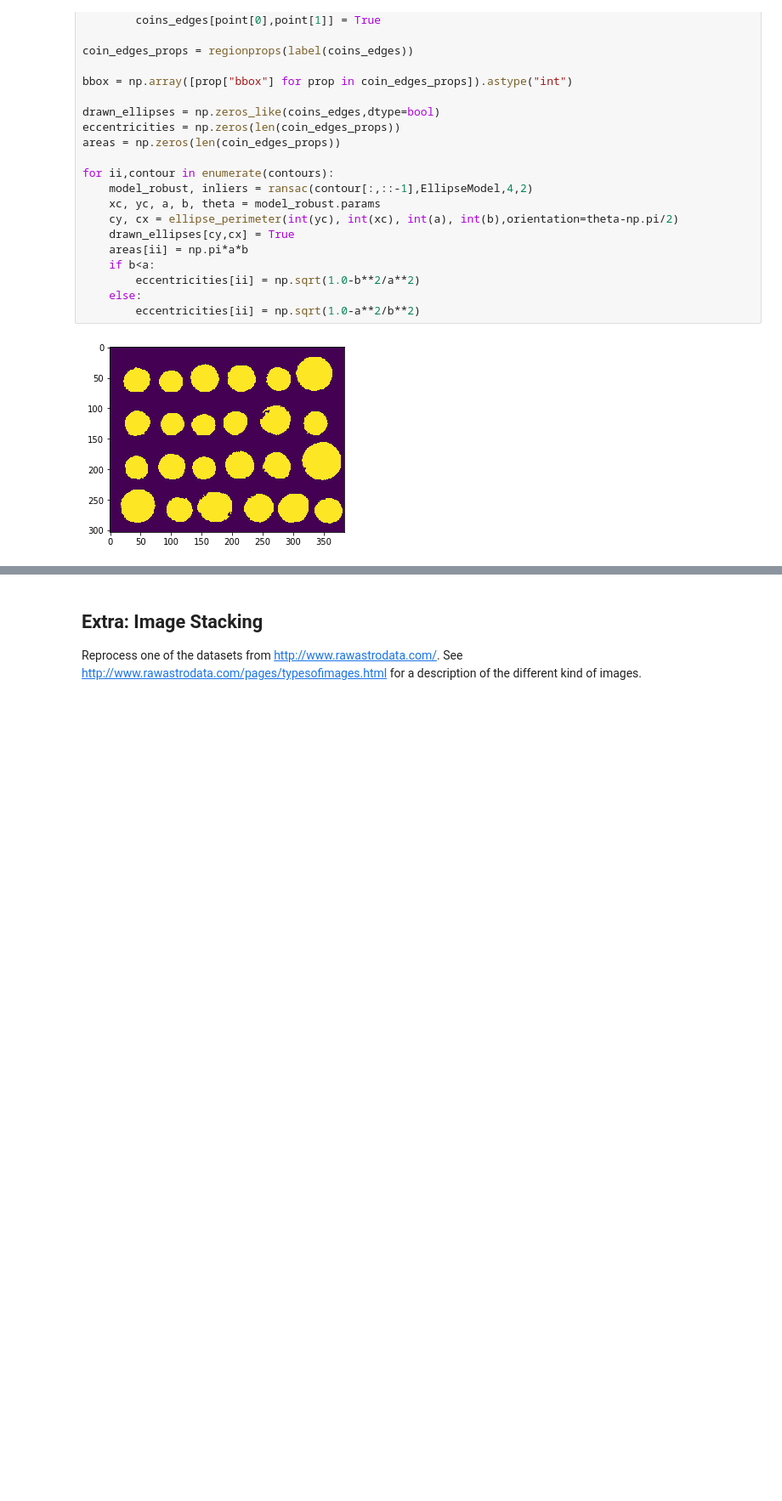
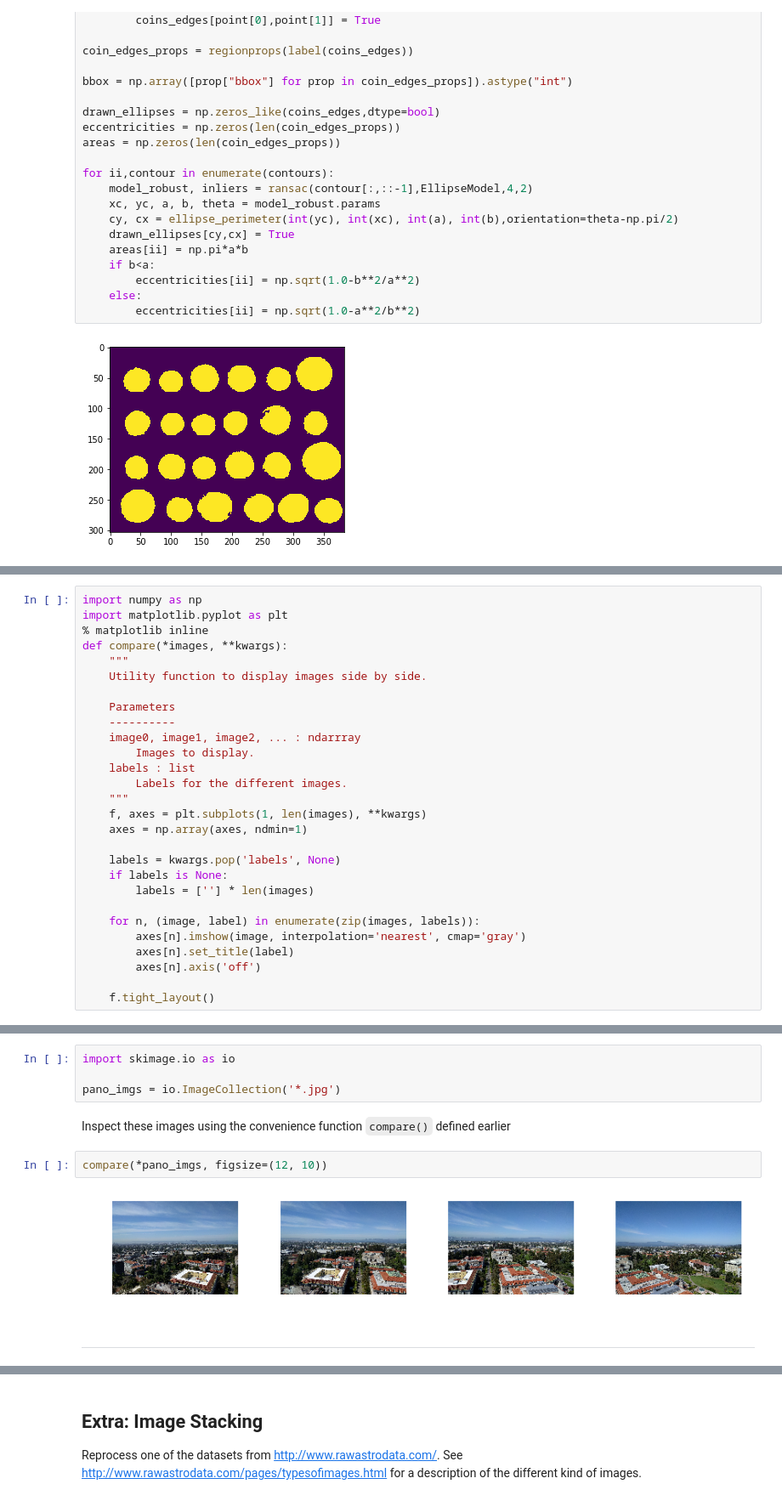
Before and after one commit to giangdip2410/watkins-ay250-s2018-hw, a Jupyter notebook: hw_7/hw_7_assignment.ipynb, the cells around one changed output, grey strips where cells are left out. Shown at 85% size. Drawn from its saved outputs; the diff is of its cells as text; blank space fills up the shorter version.

```diff
--- a/hw_7/hw_7_assignment.ipynb
+++ b/hw_7/hw_7_assignment.ipynb
@@ -108,0 +116,28 @@ theta * 180/np.pi
+# %%
+import numpy as np
+import matplotlib.pyplot as plt
+% matplotlib inline
+def compare(*images, **kwargs):
+    """
+    Utility function to display images side by side.
+
+    Parameters
+    ----------
+    image0, image1, image2, ... : ndarrray
+        Images to display.
+    labels : list
+        Labels for the different images.
+    """
+    f, axes = plt.subplots(1, len(images), **kwargs)
+    axes = np.array(axes, ndmin=1)
+
+    labels = kwargs.pop('labels', None)
+    if labels is None:
+        labels = [''] * len(images)
+
+    for n, (image, label) in enumerate(zip(images, labels)):
+        axes[n].imshow(image, interpolation='nearest', cmap='gray')
+        axes[n].set_title(label)
+        axes[n].axis('off')
+
+    f.tight_layout()
@@ -108,0 +150,12 @@ theta * 180/np.pi
+# %%
+import skimage.io as io
+
+pano_imgs = io.ImageCollection('*.jpg')
+# %% [markdown]
+Inspect these images using the convenience function `compare()` defined earlier
+# %%
+compare(*pano_imgs, figsize=(12, 10))
+# %% [output]
+[figure, added]
+# %% [markdown]
+---
```
Also changed, not shown: parts of 81 cells of this notebook.
